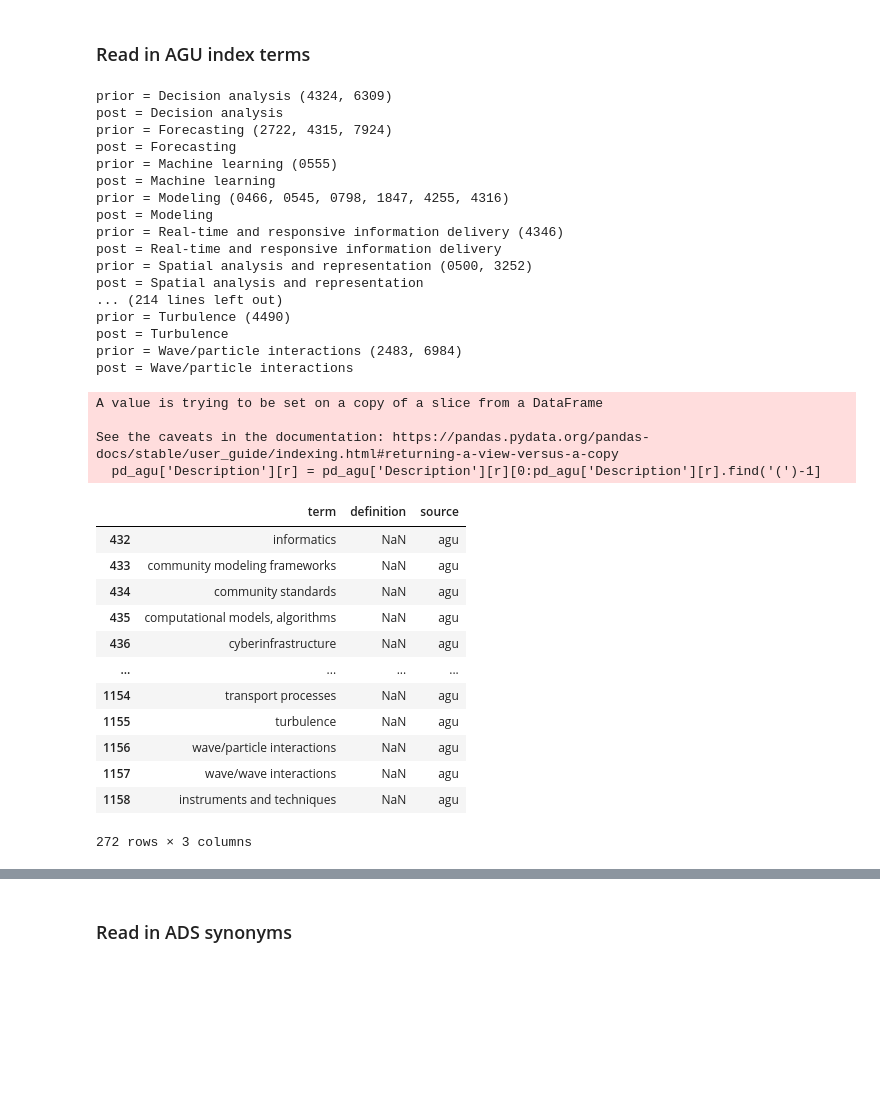
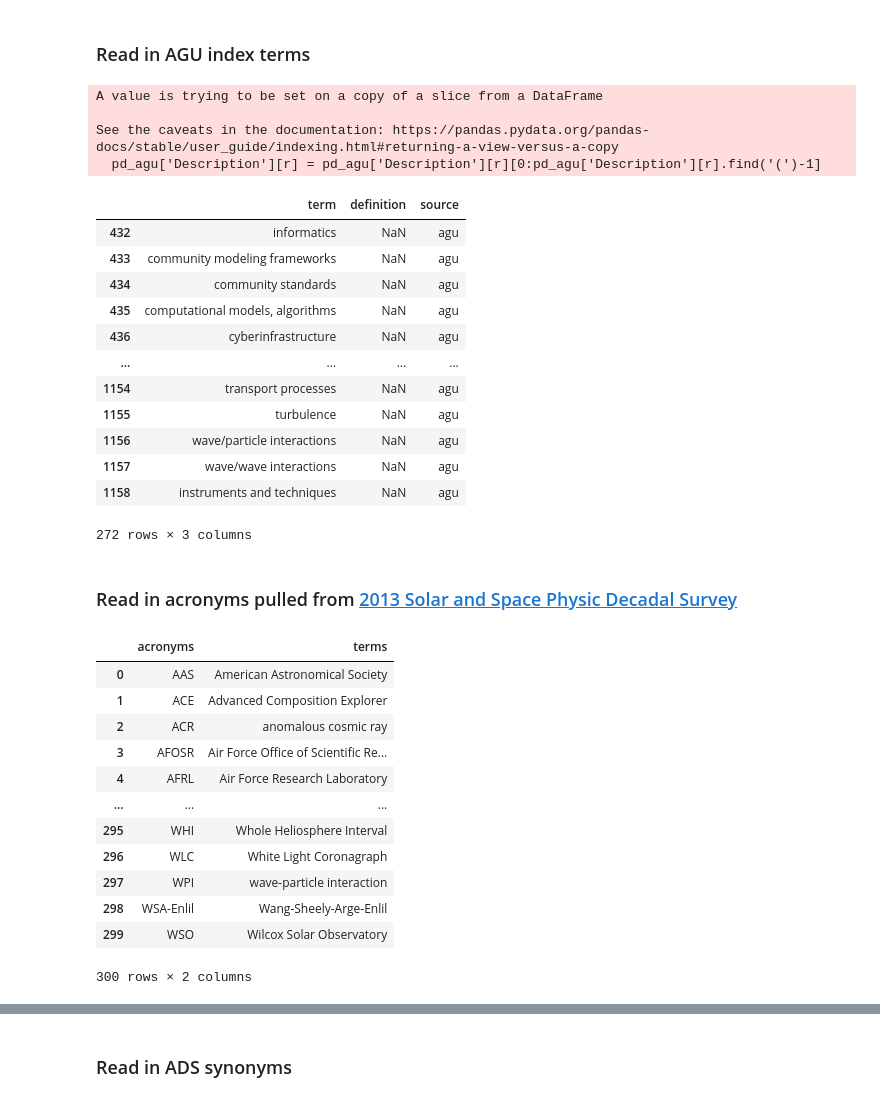
Before and after one commit to rmcgranaghan/Helio-KNOW, a Jupyter notebook: ADS_enrichment/ADS_synonyms_update.ipynb, the cells around one changed output, grey strips where cells are left out. Saved outputs shown, nothing was run; the diff lists cells and outputs as text; code cells hidden in the pictures; blank space fills up the shorter version.

```diff
--- a/ADS_enrichment/ADS_synonyms_update.ipynb
+++ b/ADS_enrichment/ADS_synonyms_update.ipynb
@@ -76,9 +99,9 @@ for r in range(len(pd_agu)):
 
 for r in pd_agu.index:
     if '(' in pd_agu['Description'][r]:
-        print('prior = {}'.format(pd_agu['Description'][r]))
+#         print('prior = {}'.format(pd_agu['Description'][r]))
         pd_agu['Description'][r] = pd_agu['Description'][r][0:pd_agu['Description'][r].find('(')-1]
-        print('post = {}'.format(pd_agu['Description'][r]))
+#         print('post = {}'.format(pd_agu['Description'][r]))
 
 # Transforming into a new dataframe that can be combined with other glossaries
 pd_agu_terms = pd.DataFrame(columns=['term','definition'])
@@ -90,37 +113,41 @@ pd_agu_terms['term'] = pd_agu_terms['term'].str.lower()
 pd_agu_terms['source'] = np.tile('agu',(len(pd_agu_terms),1))
 pd_agu_terms
 # %% [output]
-prior = Decision analysis (4324, 6309)
-post = Decision analysis
-prior = Forecasting (2722, 4315, 7924)
-post = Forecasting
-prior = Machine learning (0555)
-post = Machine learning
-prior = Modeling (0466, 0545, 0798, 1847, 4255, 4316)
-post = Modeling
-prior = Real-time and responsive information delivery (4346)
-post = Real-time and responsive information delivery
-prior = Spatial analysis and representation (0500, 3252)
-post = Spatial analysis and representation
-... (214 lines left out)
-prior = Turbulence (4490)
-post = Turbulence
-prior = Wave/particle interactions (2483, 6984)
-post = Wave/particle interactions
+A value is trying to be set on a copy of a slice from a DataFrame
+
+See the caveats in the documentation: https://pandas.pydata.org/pandas-docs/stable/user_guide/indexing.html#returning-a-view-versus-a-copy
+  pd_agu['Description'][r] = pd_agu['Description'][r][0:pd_agu['Description'][r].find('(')-1]
+|  | term | definition | source |
+| 432 | informatics | NaN | agu |
+| 433 | community modeling frameworks | NaN | agu |
+| 434 | community standards | NaN | agu |
+| 435 | computational models, algorithms | NaN | agu |
+| 436 | cyberinfrastructure | NaN | agu |
+| ... | ... | ... | ... |
+| 1154 | transport processes | NaN | agu |
+| 1155 | turbulence | NaN | agu |
+| 1156 | wave/particle interactions | NaN | agu |
+| 1157 | wave/wave interactions | NaN | agu |
+| 1158 | instruments and techniques | NaN | agu |
-A value is trying to be set on a copy of a slice from a DataFrame
-
-See the caveats in the documentation: https://pandas.pydata.org/pandas-docs/stable/user_guide/indexing.html#returning-a-view-versus-a-copy
-  pd_agu['Description'][r] = pd_agu['Description'][r][0:pd_agu['Description'][r].find('(')-1]
+272 rows × 3 columns
-|  | term | definition | source |
-| 432 | informatics | NaN | agu |
-| 433 | community modeling frameworks | NaN | agu |
-| 434 | community standards | NaN | agu |
-| 435 | computational models, algorithms | NaN | agu |
-| 436 | cyberinfrastructure | NaN | agu |
-| ... | ... | ... | ... |
-| 1154 | transport processes | NaN | agu |
-| 1155 | turbulence | NaN | agu |
-| 1156 | wave/particle interactions | NaN | agu |
-| 1157 | wave/wave interactions | NaN | agu |
-| 1158 | instruments and techniques | NaN | agu |
-272 rows × 3 columns
+# %% [markdown]
+### Read in acronyms pulled from [2013 Solar and Space Physic Decadal Survey](https://nap.nationalacademies.org/read/13060/chapter/1)
+# %%
+file_acronyms = 'data/solar_physics_acronyms.csv'
+pd_acronyms = pd.read_csv(file_acronyms)
+
+pd_acronyms
+# %% [output]
+|  | acronyms | terms |
+| 0 | AAS | American Astronomical Society |
+| 1 | ACE | Advanced Composition Explorer |
+| 2 | ACR | anomalous cosmic ray |
+| 3 | AFOSR | Air Force Office of Scientific Re... |
+| 4 | AFRL | Air Force Research Laboratory |
+| ... | ... | ... |
+| 295 | WHI | Whole Heliosphere Interval |
+| 296 | WLC | White Light Coronagraph |
+| 297 | WPI | wave-particle interaction |
+| 298 | WSA-Enlil | Wang-Sheely-Arge-Enlil |
+| 299 | WSO | Wilcox Solar Observatory |
+300 rows × 2 columns
```
Also changed, not shown: parts of 18 cells of this notebook, 2 other files.
